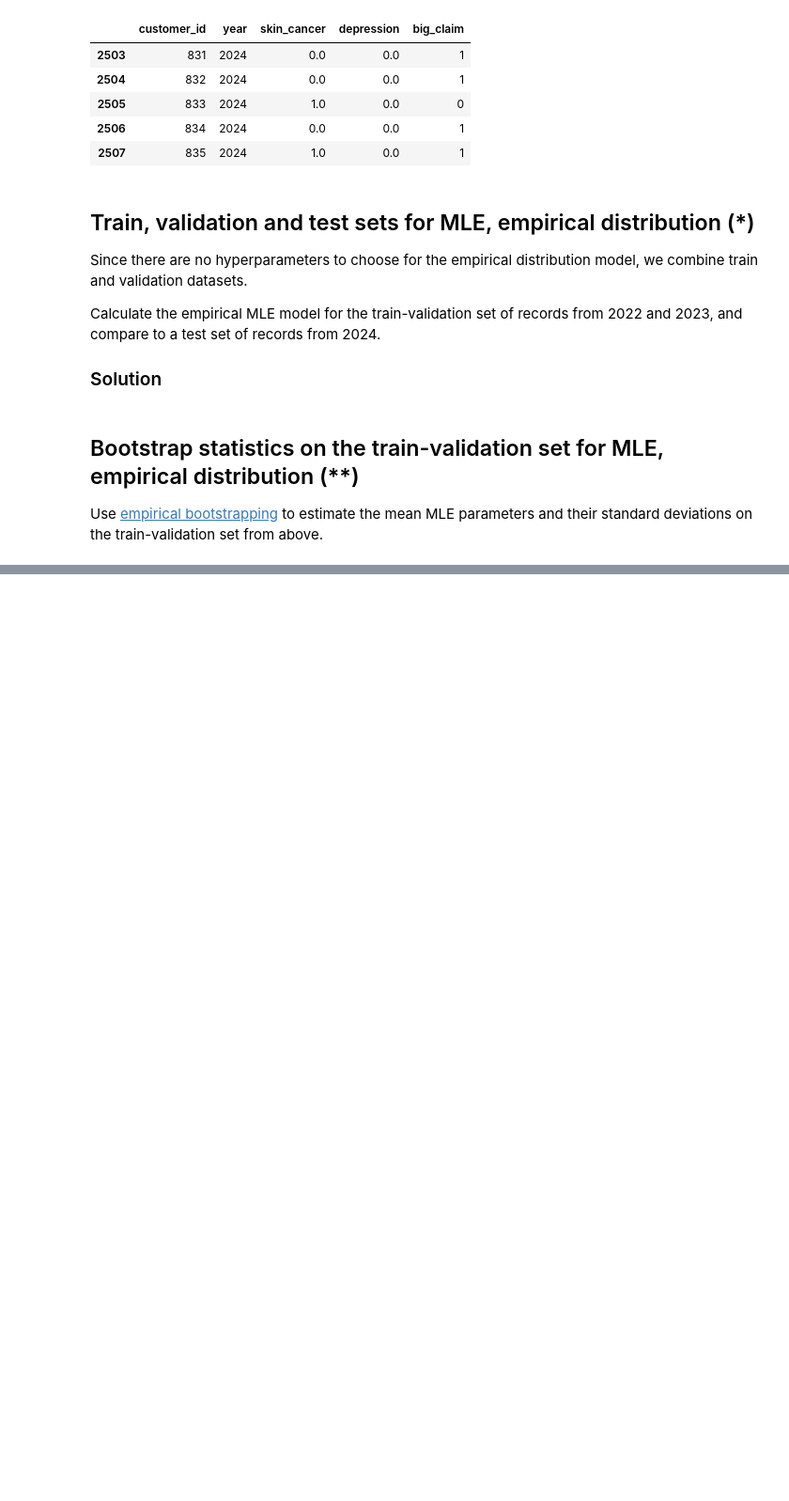
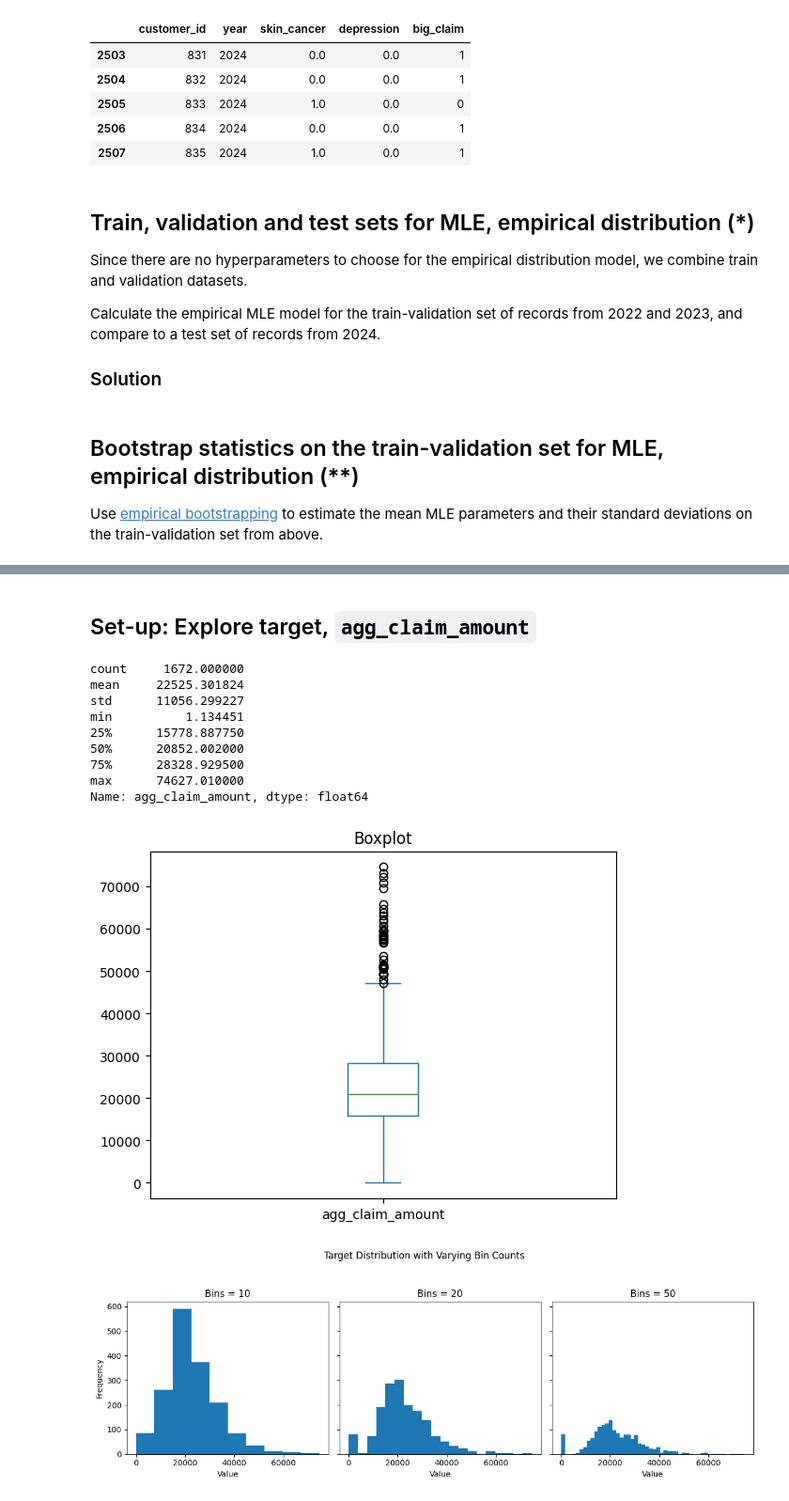
Before and after one commit to munichpavel/risk-ai-workshop, a Jupyter notebook: notebooks/high-risk-exercises.ipynb, the cells around one changed output, grey strips where cells are left out. Shown at 94% size. Cells and saved outputs as stored; diff of their text form; code cells hidden in the pictures; blank space fills up the shorter version.

```diff
--- a/notebooks/high-risk-exercises.ipynb
+++ b/notebooks/high-risk-exercises.ipynb
@@ -32,7 +31,9 @@ import os
 
 import pandas as pd
 # %%
-data_dir = Path(os.getcwd()) / 'data'
+project_root = Path('.') / '..'
+notebook_dir = project_root / 'notebooks'
+data_dir = notebook_dir / 'data'
 big_claim_events_df = pd.read_csv(data_dir / 'big-claim-events.csv')
 print('Sample values:')
 big_claim_events_df.head()
@@ -73,0 +122,6 @@ Use [empirical bootstrapping](https://en.wikipedia.org/wiki/Bootstrapping_(stati
+# %%
+customer_df = pd.read_csv(data_dir / 'simplified-customer-health.csv')
+claims_df = pd.read_csv(data_dir / 'aggregate-claim-1.csv')  # use claims data post duplication error fix
+
+X_y_raw_df = pd.merge(customer_df, claims_df, on='customer_id', how='left')
+X_y_raw_df.head()
@@ -73,0 +139,7 @@ Use [empirical bootstrapping](https://en.wikipedia.org/wiki/Bootstrapping_(stati
+# %%
+# Combine train / validation, as sample size small enough to justify k-fold cross validation
+
+test_mask = X_y_raw_df['year'] == 2024
+
+train_valid_raw_df = X_y_raw_df.loc[~test_mask, :]
+test_raw_df = X_y_raw_df.loc[test_mask, :]
@@ -73,0 +154,17 @@ Use [empirical bootstrapping](https://en.wikipedia.org/wiki/Bootstrapping_(stati
+# %% [markdown]
+## Set-up: Explore target, `agg_claim_amount`
+# %%
+TARGET_COL = 'agg_claim_amount'
+target_eda(train_valid_raw_df[TARGET_COL])
+# %% [output]
+count     1672.000000
+mean     22525.301824
+std      11056.299227
+min          1.134451
+25%      15778.887750
+50%      20852.002000
+75%      28328.929500
+max      74627.010000
+Name: agg_claim_amount, dtype: float64
+[figure, added]
+[figure, added]
```
Also changed, not shown: parts of 25 cells of this notebook, 5 other files.
